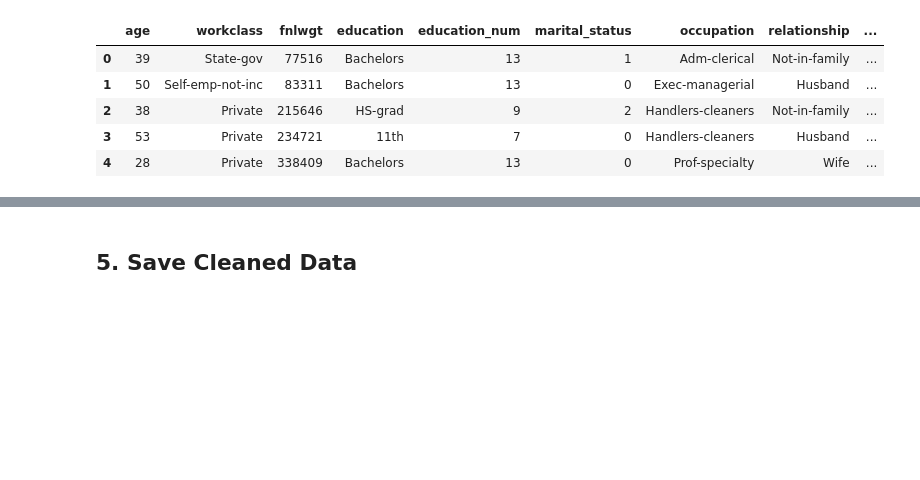
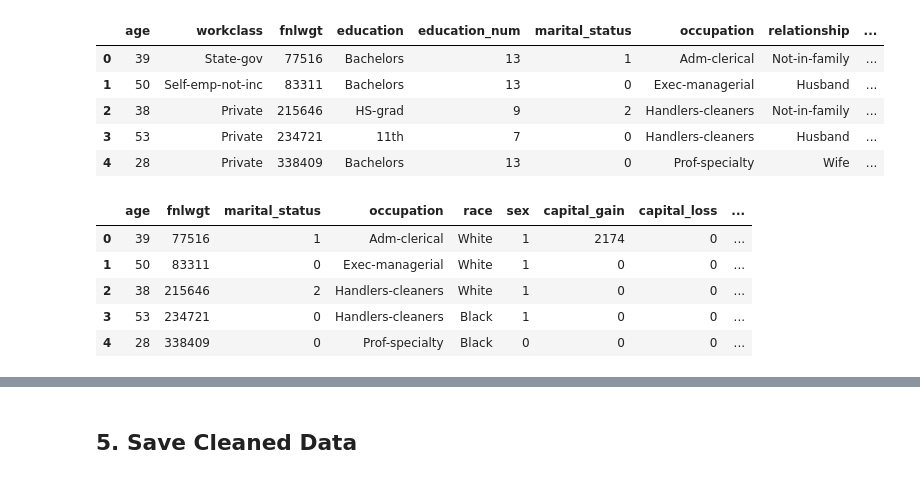
Before and after one commit to EduardoEduBox/Mid_Term_Project_ML, a Jupyter notebook: data_cleaning.ipynb, the cells around one changed output, grey strips where cells are left out. Drawn from its saved outputs; the diff is of its cells as text; code cells hidden in the pictures; blank space fills up the shorter version.

```diff
--- a/data_cleaning.ipynb
+++ b/data_cleaning.ipynb
@@ -338,3 +339,13 @@ Name: count, dtype: int64
 | 2 | 38 | Private | 215646 | HS-grad | 9 | 2 | Handlers-cleaners | Not-in-family | ... |
 | 3 | 53 | Private | 234721 | 11th | 7 | 0 | Handlers-cleaners | Husband | ... |
 | 4 | 28 | Private | 338409 | Bachelors | 13 | 0 | Prof-specialty | Wife | ... |
+# %%
+df_final = df_final.drop (columns = ['hours_category' , 'education_num', 'education', 'workclass', 'relationship'])
+df_final.head(5)
+# %% [output]
+|  | age | fnlwgt | marital_status | occupation | race | sex | capital_gain | capital_loss | ... |
+| 0 | 39 | 77516 | 1 | Adm-clerical | White | 1 | 2174 | 0 | ... |
+| 1 | 50 | 83311 | 0 | Exec-managerial | White | 1 | 0 | 0 | ... |
+| 2 | 38 | 215646 | 2 | Handlers-cleaners | White | 1 | 0 | 0 | ... |
+| 3 | 53 | 234721 | 0 | Handlers-cleaners | Black | 1 | 0 | 0 | ... |
+| 4 | 28 | 338409 | 0 | Prof-specialty | Black | 0 | 0 | 0 | ... |
```
Also changed, not shown: parts of 4 cells of this notebook, 1 other file.
